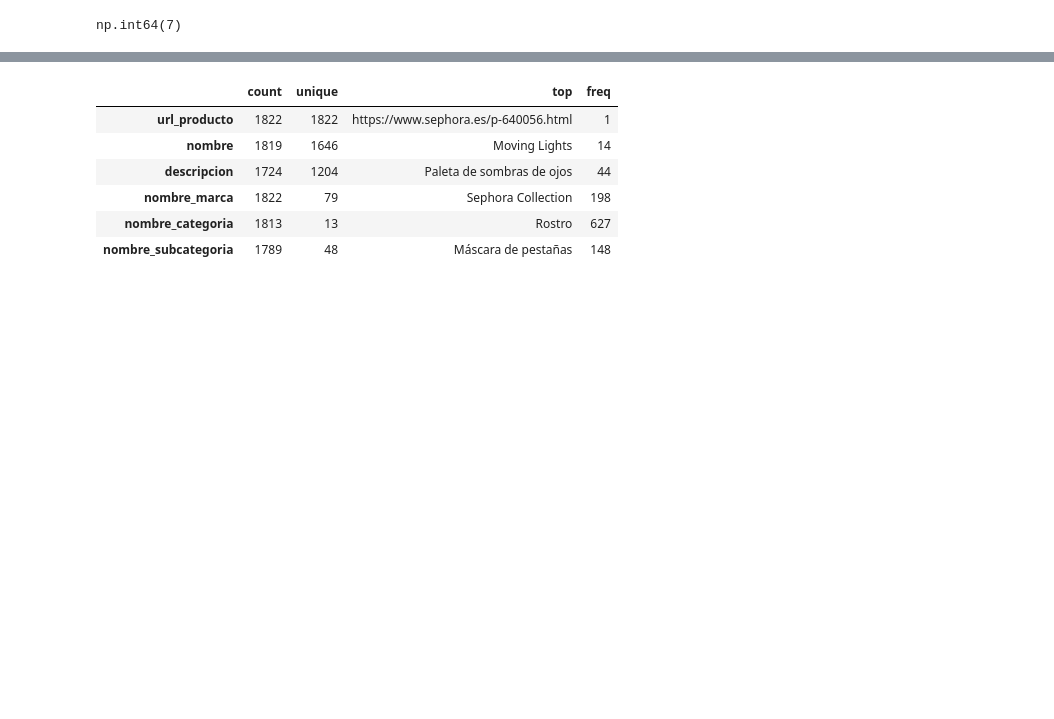
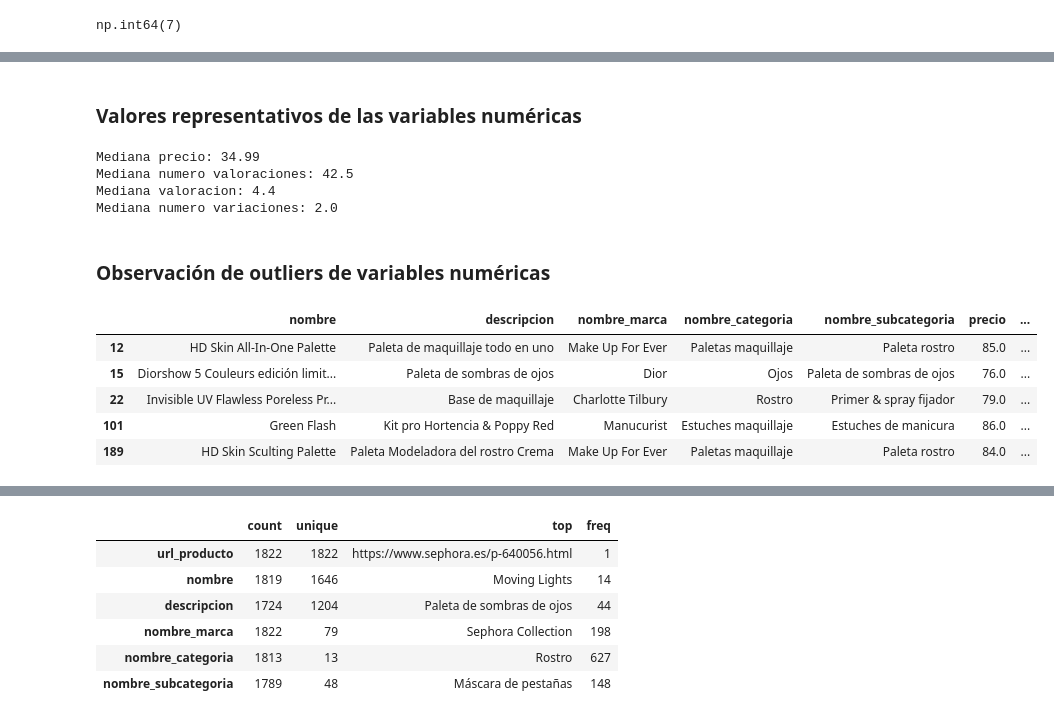
Before and after one commit to raquelscv/proyecto_final_sephora, a Jupyter notebook: eda_general.ipynb, the cells around one changed output, grey strips where cells are left out. Saved outputs shown, nothing was run; the diff lists cells and outputs as text; code cells hidden in the pictures; blank space fills up the shorter version.

```diff
--- a/eda_general.ipynb
+++ b/eda_general.ipynb
@@ -100,0 +111,46 @@ Aqui tengo que hacer un buen analisis de maximos / minimos (outliers). aqui es d
+# %% [markdown]
+### Valores representativos de las variables numéricas
+# %%
+mediana_precio = df["precio"].median()
+print(f"Mediana precio: {mediana_precio}")
+mediana_num_valoraciones = df["numero_valoraciones"].median()
+print(f"Mediana numero valoraciones: {mediana_num_valoraciones}")
+mediana_valoracion = df["valoracion"].median()
+print(f"Mediana valoracion: {mediana_valoracion}")
+mediana_num_variaciones = df["numero_variaciones"].median()
+print(f"Mediana numero variaciones: {mediana_num_variaciones}")
+# %% [output]
+Mediana precio: 34.99
+Mediana numero valoraciones: 42.5
+Mediana valoracion: 4.4
+Mediana numero variaciones: 2.0
+# %% [markdown]
+### Observación de outliers de variables numéricas
+# %%
+def detectar_outliers(df, columna, modo='superior'):
+    Q1 = df[columna].quantile(0.25)
+    Q3 = df[columna].quantile(0.75)
+    IQR = Q3 - Q1
+    umbral_inferior = Q1 - 1.5 * IQR
+    umbral_superior = Q3 + 1.5 * IQR
+
+    if modo == 'superior':
+        outliers = df[df[columna] > umbral_superior]
+    else:
+        outliers = df[df[columna] < umbral_inferior]
+
+    return outliers[['nombre', 'descripcion', 'nombre_marca', 'nombre_categoria', 'nombre_subcategoria', 'precio', 'numero_valoraciones', 'valoracion', 'numero_variaciones']]
+
+outliers_precio = detectar_outliers(df, 'precio', modo='superior')
+outliers_valoraciones = detectar_outliers(df, 'numero_valoraciones', modo='superior')
+outliers_valoracion = detectar_outliers(df, 'valoracion', modo='inferior')
+outliers_variaciones = detectar_outliers(df, 'numero_variaciones', modo='superior')
+# %%
+outliers_precio.head()
+# %% [output]
+|  | nombre | descripcion | nombre_marca | nombre_categoria | nombre_subcategoria | precio | ... |
+| 12 | HD Skin All-In-One Palette | Paleta de maquillaje todo en uno | Make Up For Ever | Paletas maquillaje | Paleta rostro | 85.0 | ... |
+| 15 | Diorshow 5 Couleurs edición limit... | Paleta de sombras de ojos | Dior | Ojos | Paleta de sombras de ojos | 76.0 | ... |
+| 22 | Invisible UV Flawless Poreless Pr... | Base de maquillaje | Charlotte Tilbury | Rostro | Primer & spray fijador | 79.0 | ... |
+| 101 | Green Flash | Kit pro Hortencia & Poppy Red | Manucurist | Estuches maquillaje | Estuches de manicura | 86.0 | ... |
+| 189 | HD Skin Sculting Palette | Paleta Modeladora del rostro Crema | Make Up For Ever | Paletas maquillaje | Paleta rostro | 84.0 | ... |
```
Also changed, not shown: parts of 45 cells of this notebook.
